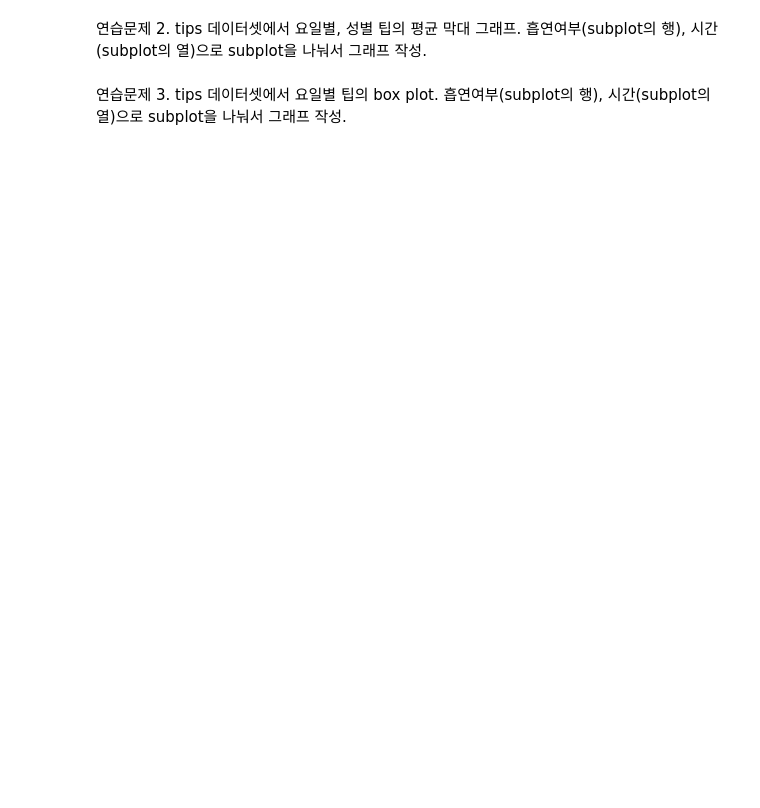
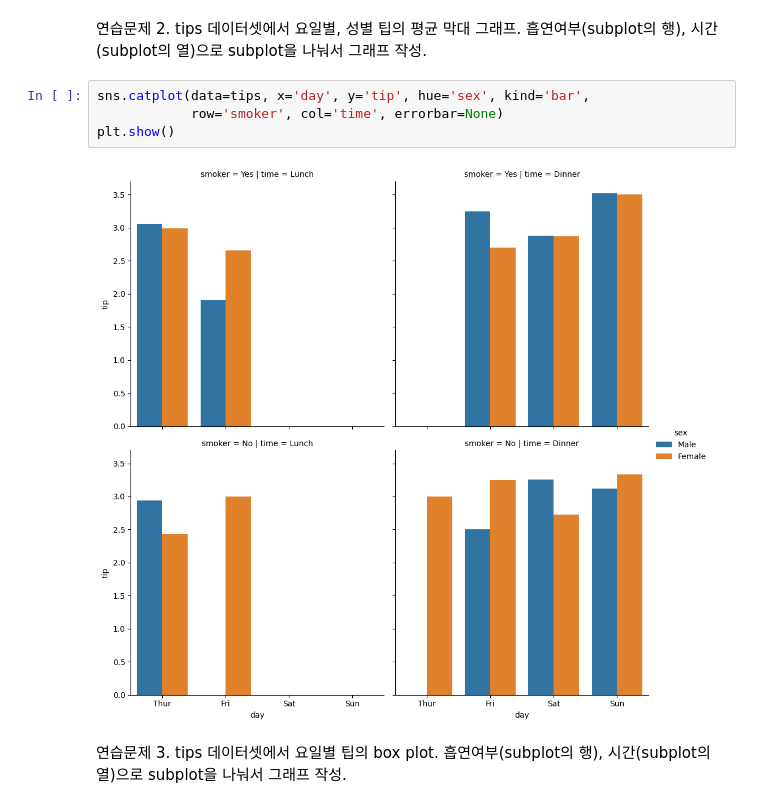
Before and after one commit to JakeOh/202504_itwill_oracle88, a Jupyter notebook: python21.ipynb, the cells around one changed output. Drawn from its saved outputs; the diff is of its cells as text; blank space fills up the shorter version.

```diff
--- a/python21.ipynb
+++ b/python21.ipynb
@@ -449,4 +477,10 @@ dtype: float64
 # %% [markdown]
 연습문제 2. tips 데이터셋에서 요일별, 성별 팁의 평균 막대 그래프. 흡연여부(subplot의 행), 시간(subplot의 열)으로 subplot을 나눠서 그래프 작성.
+# %%
+sns.catplot(data=tips, x='day', y='tip', hue='sex', kind='bar',
+            row='smoker', col='time', errorbar=None)
+plt.show()
+# %% [output]
+[figure, added]
 # %% [markdown]
 연습문제 3. tips 데이터셋에서 요일별 팁의 box plot. 흡연여부(subplot의 행), 시간(subplot의 열)으로 subplot을 나눠서 그래프 작성.
```
Also changed, not shown: parts of 22 cells of this notebook.
